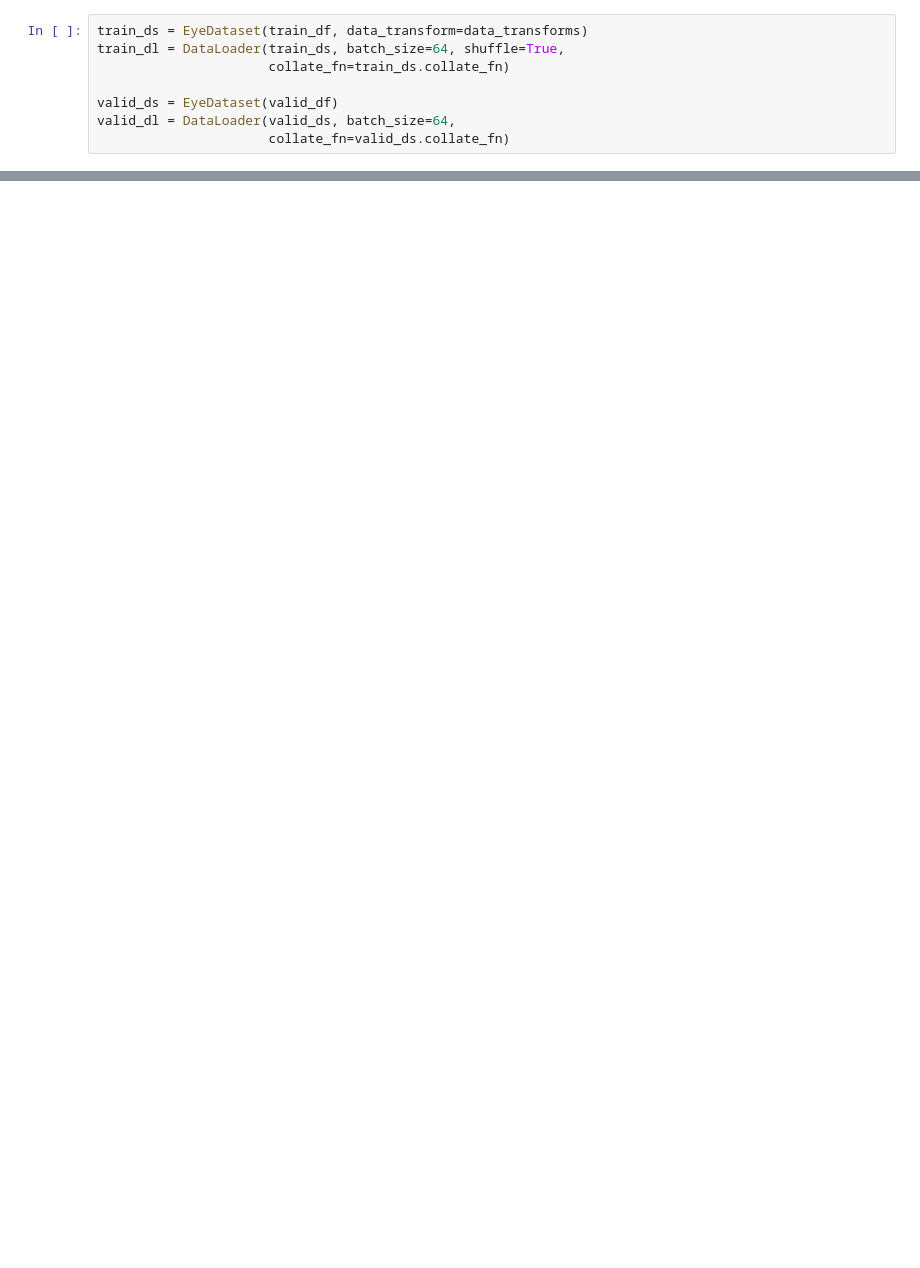
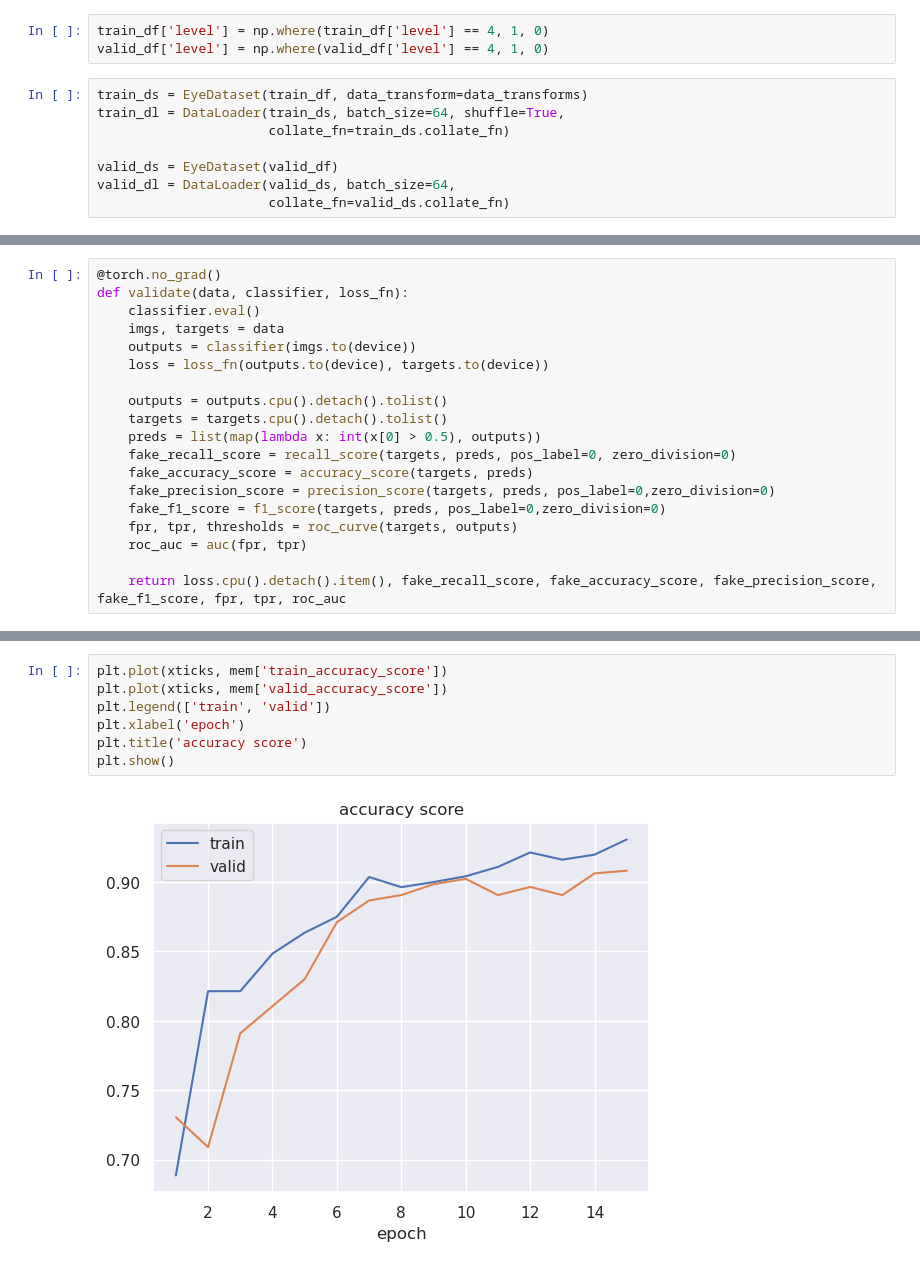
Before and after one commit to magiciansz/NUS-RetiMark, a Jupyter notebook: retimark-x-capstone-diabetic-retinopathy.ipynb, the cells around one changed output, grey strips where cells are left out. Drawn from its saved outputs; the diff is of its cells as text; blank space fills up the shorter version.

```diff
--- a/retimark-x-capstone-diabetic-retinopathy.ipynb
+++ b/retimark-x-capstone-diabetic-retinopathy.ipynb
@@ -206,6 +186,9 @@ data_transforms = T.Compose([
     T.ColorJitter(brightness=0.2, contrast=0.2, saturation=0.2, hue=0.1),
     T.RandomResizedCrop(224, scale=(0.8, 1.0))
 ])
+# %%
+train_df['level'] = np.where(train_df['level'] == 4, 1, 0)
+valid_df['level'] = np.where(valid_df['level'] == 4, 1, 0)
 # %%
 train_ds = EyeDataset(train_df, data_transform=data_transforms)
 train_dl = DataLoader(train_ds, batch_size=64, shuffle=True,
@@ -434,2 +268,21 @@ def validate(data, classifier, loss_fn):
+# %%
+@torch.no_grad()
+def validate(data, classifier, loss_fn):
+    classifier.eval()
+    imgs, targets = data
+    outputs = classifier(imgs.to(device))
+    loss = loss_fn(outputs.to(device), targets.to(device))
+
+    outputs = outputs.cpu().detach().tolist()
+    targets = targets.cpu().detach().tolist()
+    preds = list(map(lambda x: int(x[0] > 0.5), outputs))
+    fake_recall_score = recall_score(targets, preds, pos_label=0, zero_division=0)
+    fake_accuracy_score = accuracy_score(targets, preds)
+    fake_precision_score = precision_score(targets, preds, pos_label=0,zero_division=0)
+    fake_f1_score = f1_score(targets, preds, pos_label=0,zero_division=0)
+    fpr, tpr, thresholds = roc_curve(targets, outputs)
+    roc_auc = auc(fpr, tpr)
+
+    return loss.cpu().detach().item(), fake_recall_score, fake_accuracy_score, fake_precision_score, fake_f1_score, fpr, tpr, roc_auc
 # %%
 classifier = EyeClassifier(pretrained=True).to(device)
@@ -536,0 +440,9 @@ plt.show()
+# %%
+plt.plot(xticks, mem['train_accuracy_score'])
+plt.plot(xticks, mem['valid_accuracy_score'])
+plt.legend(['train', 'valid'])
+plt.xlabel('epoch')
+plt.title('accuracy score')
+plt.show()
+# %% [output]
+[figure, added]
```
Also changed, not shown: parts of 15 cells of this notebook.
